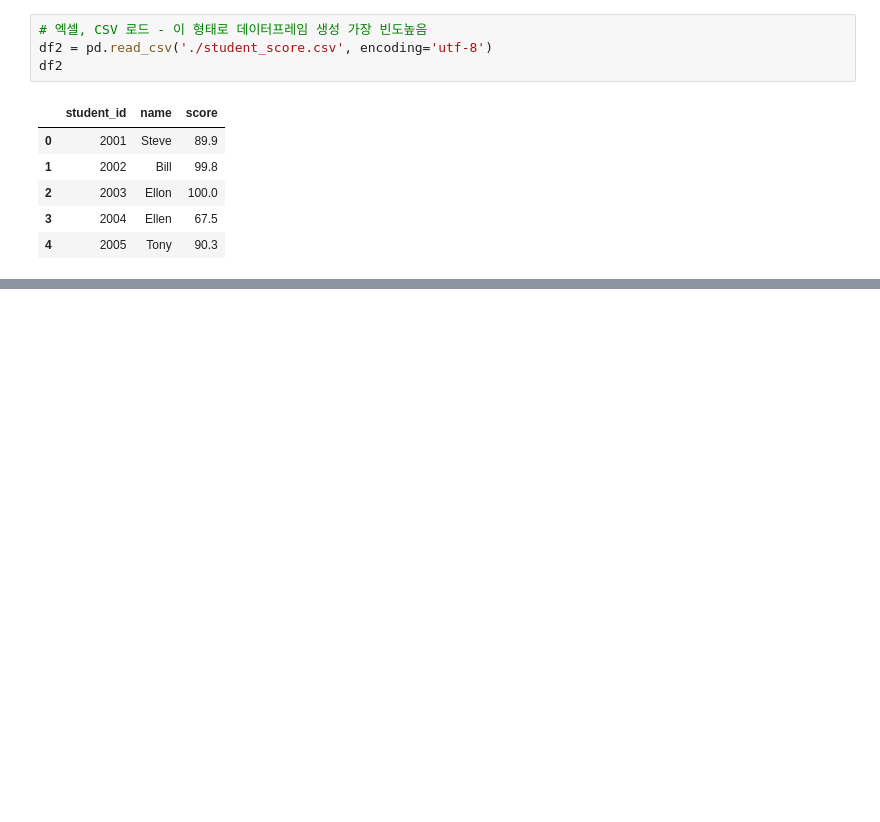
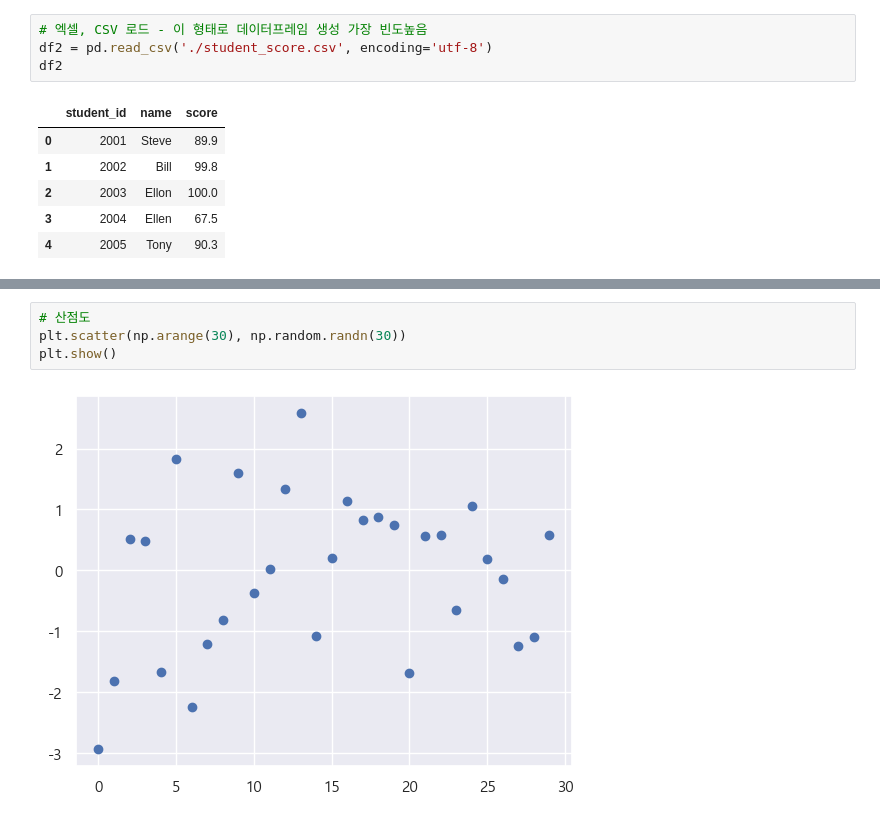
Before and after one commit to Donkwam/iot-dataanalysis-2025, a Jupyter notebook: day02/mldl01_주요모듈학습.ipynb, the cells around one changed output, grey strips where cells are left out. Drawn from its saved outputs; the diff is of its cells as text; blank space fills up the shorter version.

```diff
--- a/day02/mldl01_주요모듈학습.ipynb
+++ b/day02/mldl01_주요모듈학습.ipynb
@@ -166,0 +261,6 @@ df2
+# %%
+# 산점도
+plt.scatter(np.arange(30), np.random.randn(30))
+plt.show()
+# %% [output]
+[figure, added]
```
Also changed, not shown: parts of 33 cells of this notebook, 4 other files.
